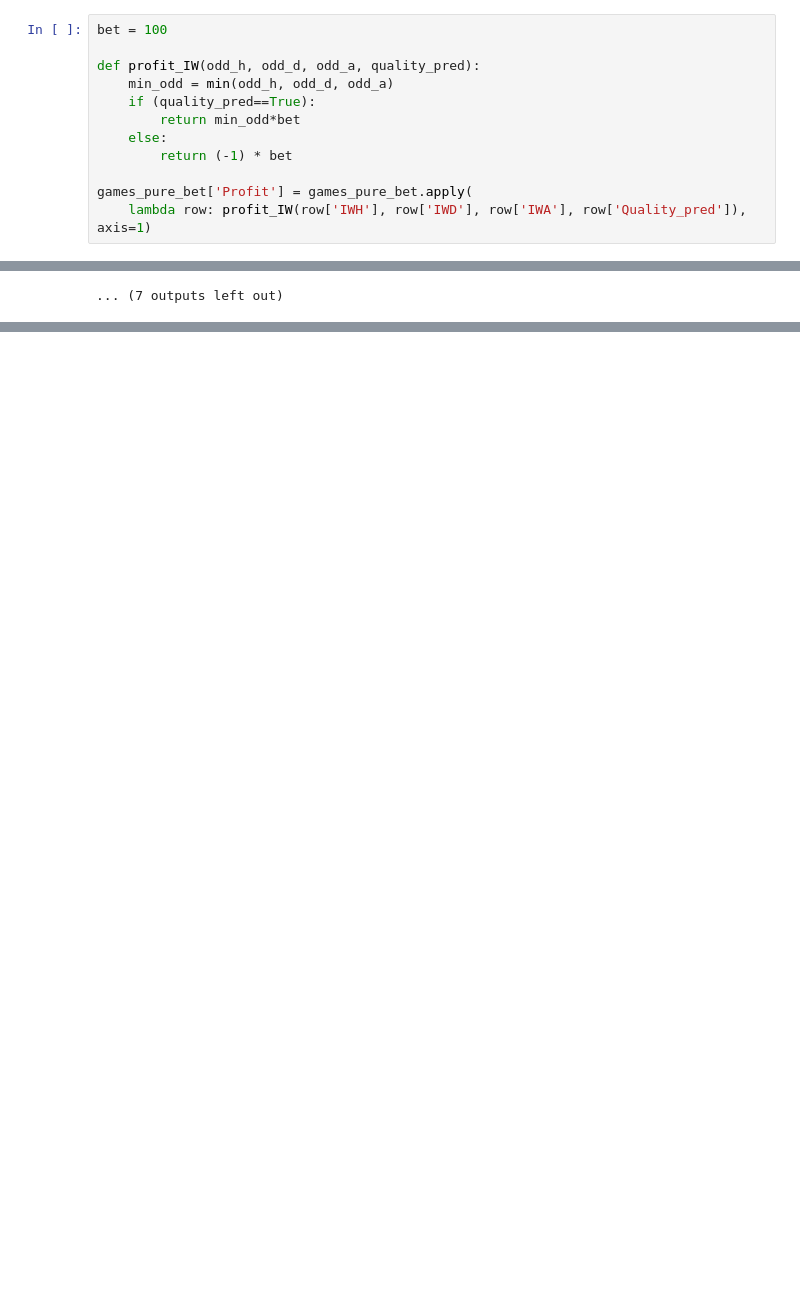
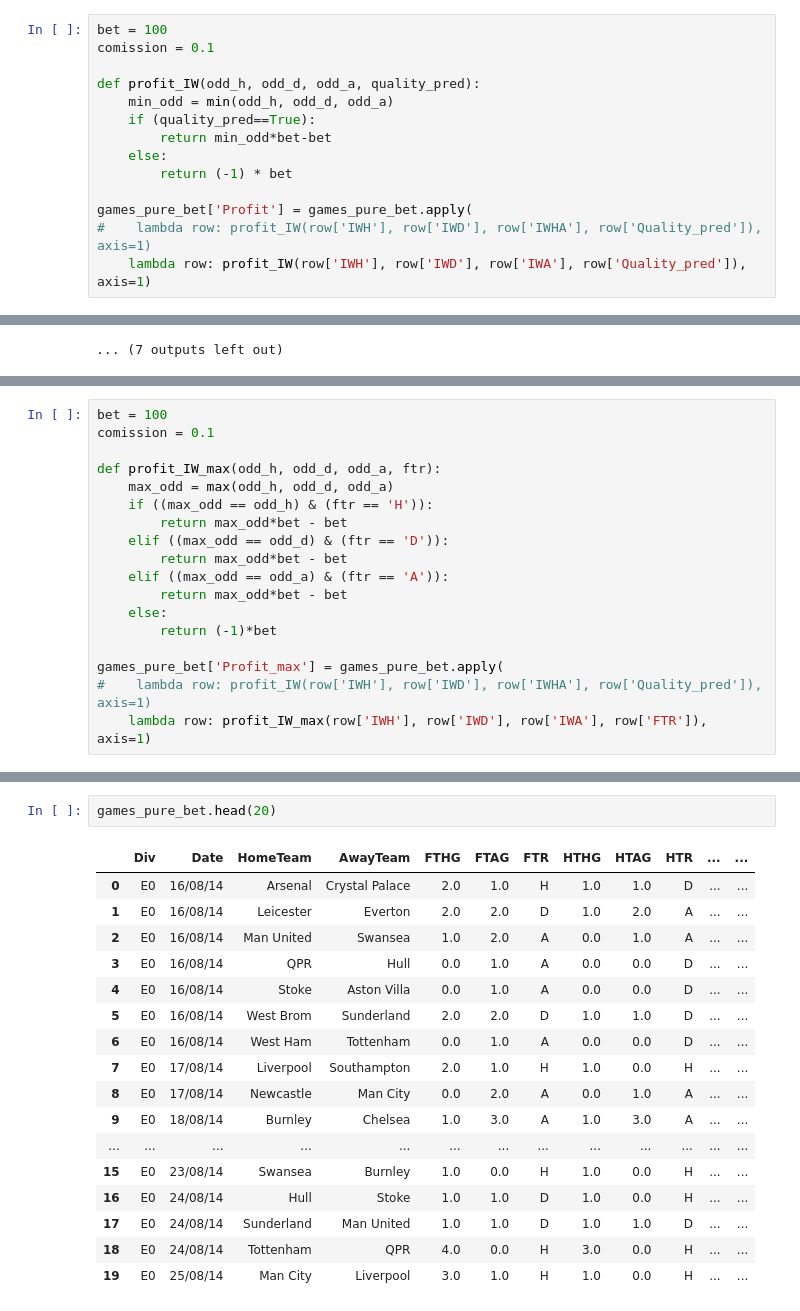
Before and after one commit to ilyaalexivanov/ds-homework, a Jupyter notebook: hw2/hw02-part02/homework02 - part02.ipynb, the cells around one changed output, grey strips where cells are left out. Cells and saved outputs as stored; diff of their text form; blank space fills up the shorter version.

```diff
--- a/hw2/hw02-part02/homework02 - part02.ipynb
+++ b/hw2/hw02-part02/homework02 - part02.ipynb
@@ -278,15 +280,17 @@ IWA = Interwetten away win odds
 3. Рассчитаем сумму выигрыша за каждый сезон и составим кумулятивные суммы для каждого сезона (чтобы оценить насколько такая стратегия может выходит в минус)
 # %%
 bet = 100
+comission = 0.1
 
 def profit_IW(odd_h, odd_d, odd_a, quality_pred):
     min_odd = min(odd_h, odd_d, odd_a)
     if (quality_pred==True):
-        return min_odd*bet
+        return min_odd*bet-bet
     else:
         return (-1) * bet
 
 games_pure_bet['Profit'] = games_pure_bet.apply(
+#    lambda row: profit_IW(row['IWH'], row['IWD'], row['IWHA'], row['Quality_pred']), axis=1)
     lambda row: profit_IW(row['IWH'], row['IWD'], row['IWA'], row['Quality_pred']), axis=1)
 # %% [output]
 A value is trying to be set on a copy of a slice from a DataFrame.
@@ -339,0 +350,18 @@ for season in range(2001,2020,1):
+# %%
+bet = 100
+comission = 0.1
+
+def profit_IW_max(odd_h, odd_d, odd_a, ftr):
+    max_odd = max(odd_h, odd_d, odd_a)
+    if ((max_odd == odd_h) & (ftr == 'H')):
+        return max_odd*bet - bet
+    elif ((max_odd == odd_d) & (ftr == 'D')):
+        return max_odd*bet - bet
+    elif ((max_odd == odd_a) & (ftr == 'A')):
+        return max_odd*bet - bet
+    else:
+        return (-1)*bet
+
+games_pure_bet['Profit_max'] = games_pure_bet.apply(
+#    lambda row: profit_IW(row['IWH'], row['IWD'], row['IWHA'], row['Quality_pred']), axis=1)
+    lambda row: profit_IW_max(row['IWH'], row['IWD'], row['IWA'], row['FTR']), axis=1)
@@ -339,0 +373,20 @@ for season in range(2001,2020,1):
+# %%
+games_pure_bet.head(20)
+# %% [output]
+|  | Div | Date | HomeTeam | AwayTeam | FTHG | FTAG | FTR | HTHG | HTAG | HTR | ... | ... |
+| 0 | E0 | 16/08/14 | Arsenal | Crystal Palace | 2.0 | 1.0 | H | 1.0 | 1.0 | D | ... | ... |
+| 1 | E0 | 16/08/14 | Leicester | Everton | 2.0 | 2.0 | D | 1.0 | 2.0 | A | ... | ... |
+| 2 | E0 | 16/08/14 | Man United | Swansea | 1.0 | 2.0 | A | 0.0 | 1.0 | A | ... | ... |
+| 3 | E0 | 16/08/14 | QPR | Hull | 0.0 | 1.0 | A | 0.0 | 0.0 | D | ... | ... |
+| 4 | E0 | 16/08/14 | Stoke | Aston Villa | 0.0 | 1.0 | A | 0.0 | 0.0 | D | ... | ... |
+| 5 | E0 | 16/08/14 | West Brom | Sunderland | 2.0 | 2.0 | D | 1.0 | 1.0 | D | ... | ... |
+| 6 | E0 | 16/08/14 | West Ham | Tottenham | 0.0 | 1.0 | A | 0.0 | 0.0 | D | ... | ... |
+| 7 | E0 | 17/08/14 | Liverpool | Southampton | 2.0 | 1.0 | H | 1.0 | 0.0 | H | ... | ... |
+| 8 | E0 | 17/08/14 | Newcastle | Man City | 0.0 | 2.0 | A | 0.0 | 1.0 | A | ... | ... |
+| 9 | E0 | 18/08/14 | Burnley | Chelsea | 1.0 | 3.0 | A | 1.0 | 3.0 | A | ... | ... |
+| ... | ... | ... | ... | ... | ... | ... | ... | ... | ... | ... | ... | ... |
+| 15 | E0 | 23/08/14 | Swansea | Burnley | 1.0 | 0.0 | H | 1.0 | 0.0 | H | ... | ... |
+| 16 | E0 | 24/08/14 | Hull | Stoke | 1.0 | 1.0 | D | 1.0 | 0.0 | H | ... | ... |
+| 17 | E0 | 24/08/14 | Sunderland | Man United | 1.0 | 1.0 | D | 1.0 | 1.0 | D | ... | ... |
+| 18 | E0 | 24/08/14 | Tottenham | QPR | 4.0 | 0.0 | H | 3.0 | 0.0 | H | ... | ... |
+| 19 | E0 | 25/08/14 | Man City | Liverpool | 3.0 | 1.0 | H | 1.0 | 0.0 | H | ... | ... |
```
Also changed, not shown: parts of 12 cells of this notebook.
